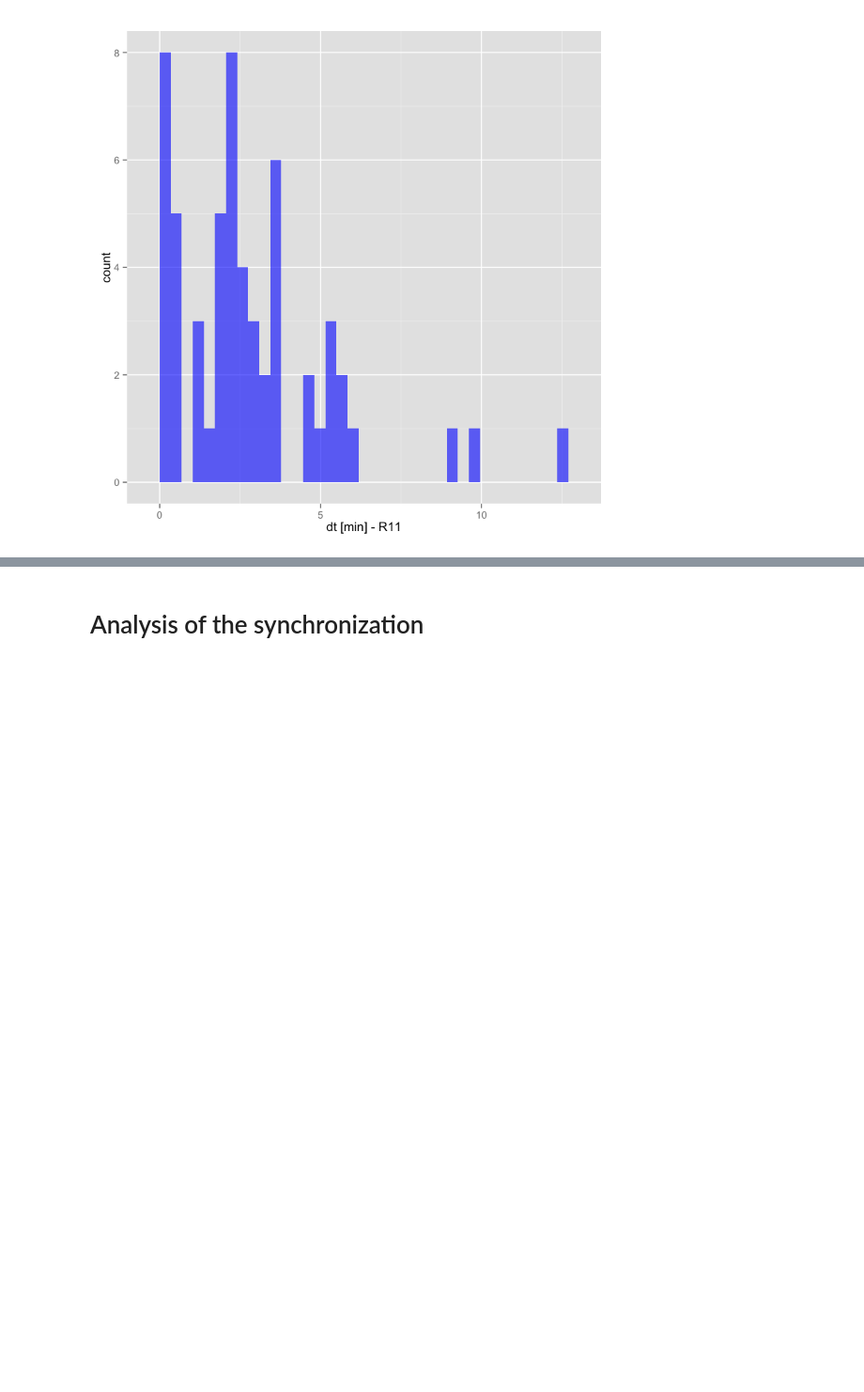
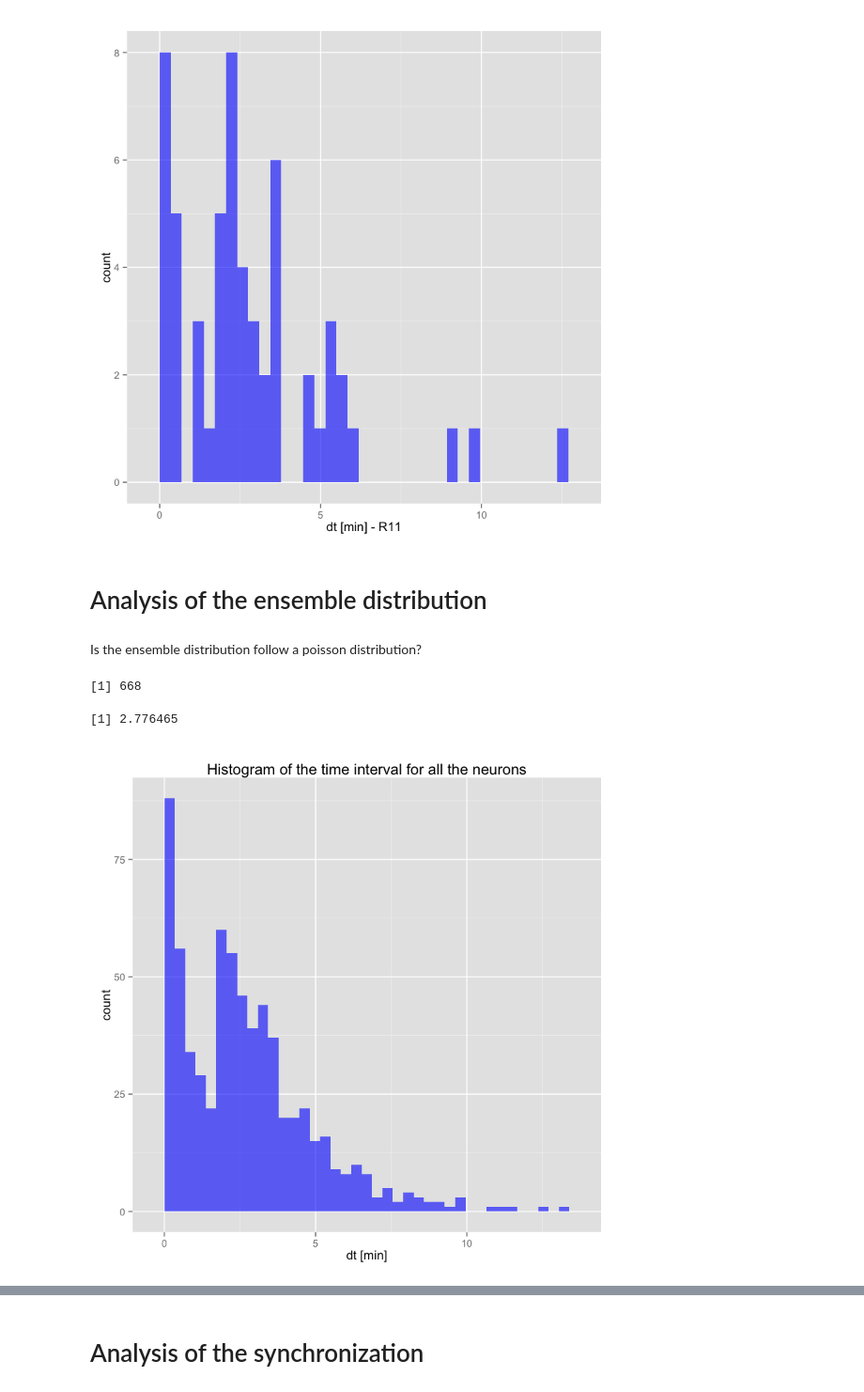
Before and after one commit to gchevrot/R, a Jupyter notebook: Analysis_R.ipynb, the cells around one changed output, grey strips where cells are left out. Shown at 94% size. Drawn from its saved outputs; the diff is of its cells as text; code cells hidden in the pictures; blank space fills up the shorter version.

Commit message:
analysis for all neurons

```diff
--- a/Analysis_R.ipynb
+++ b/Analysis_R.ipynb
@@ -141,3 +142,23 @@ for(i in 1:length(dt_RList)){
 [figure]
 [figure]
 [figure]
+# %% [markdown]
+# Analysis of the ensemble distribution
+# %% [markdown]
+Is the ensemble distribution follow a poisson distribution?
+# %%
+# Combining all the dt (for each neuron)
+dt_R <- cbind(t(dt_RList[[1]]), t(dt_RList[[2]]), t(dt_RList[[3]]), t(dt_RList[[4]]), t(dt_RList[[5]]), t(dt_RList[[6]]), t(dt_RList[[7]]), t(dt_RList[[8]]), t(dt_RList[[9]]), t(dt_RList[[10]]), t(dt_RList[[11]]))
+length(dt_R)
+mean(dt_R)
+dt_R <- data.frame(t(dt_R))
+# %% [output]
+[1] 668
+[1] 2.776465
+# %%
+x_label="dt [min]"
+plot <- ggplot(dt_R,aes(x=dt_R[,1])) + xlab(x_label) + geom_histogram(binwidth = 1/3+0.01, fill='blue', alpha=.6) # 1/3 because acquisitions happened every 20 seconds (=1/3 minute)
+plot + ggtitle("Histogram of the time interval for all the neurons")
+#print(plot)
+# %% [output]
+[figure, added]
```
Also changed, not shown: parts of 37 cells of this notebook.
